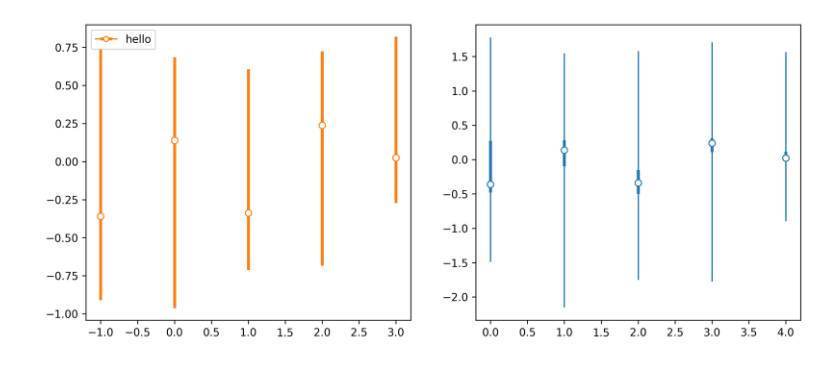
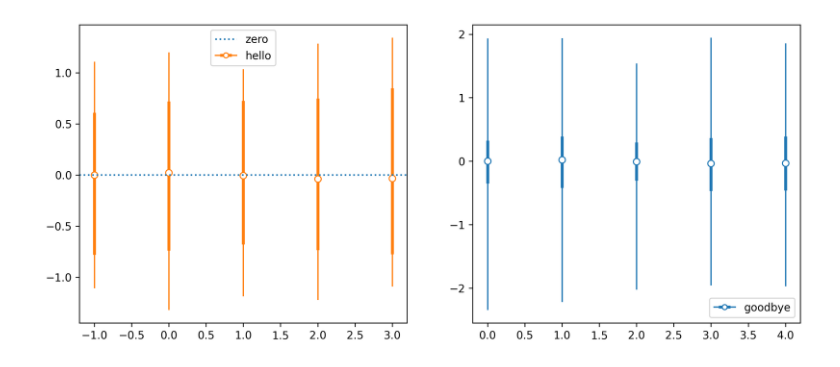
Before and after one commit to omarfsosa/bizplots, a Jupyter notebook: Untitled.ipynb, the cells around one changed output. Cells and saved outputs as stored; diff of their text form; code cells hidden in the pictures.

```diff
--- a/Untitled.ipynb
+++ b/Untitled.ipynb
@@ -5,11 +5,13 @@ from myplotting import plot_quantiles, HandlerQuantile, QuantileContainer
 # %%
-labels = np.random.choice(5, size=100)
-values = np.random.normal(size=100)
+labels = np.random.choice(5, size=1000)
+values = np.random.normal(size=1000)
 # %%
 fig, axes = plt.subplots(1, 2, figsize=(12, 5), dpi=300)
-plot_quantiles(labels, values, pct_inner=10, alpha=1, ax=axes[1], label='goodbye')
-plot_quantiles(labels - 1, values, alpha=1, pct_outer=5, ax=axes[0], color='C1', orientation='vertical', label='hello')
-axes[0].legend(handler_map={QuantileContainer: HandlerQuantile()})
+plot_quantiles(labels, values, pct_inner=25, alpha=1, ax=axes[1], label='goodbye')
+plot_quantiles(labels - 1, values, alpha=1, pct_outer=75, ax=axes[0], color='C1', orientation='vertical', label='hello')
+axes[0].axhline(0, linestyle=":", label='zero')
+axes[0].legend(handler_map=handler_map)
+axes[1].legend(handler_map=handler_map)
 plt.show()
 # %% [output]
-[figure, old version]
+[figure, new version]
```
Also changed, not shown: parts of 3 cells of this notebook, 5 other files.
